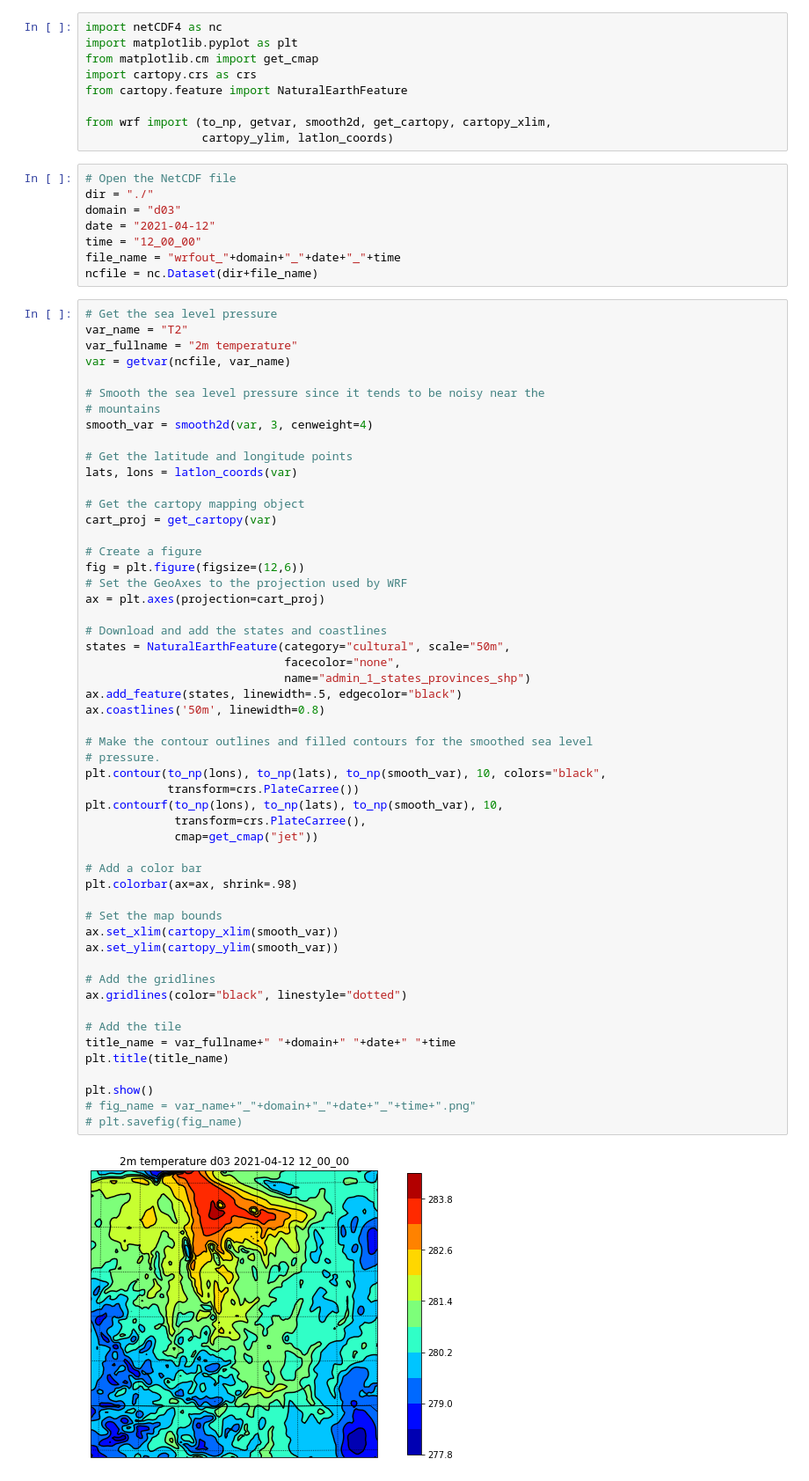
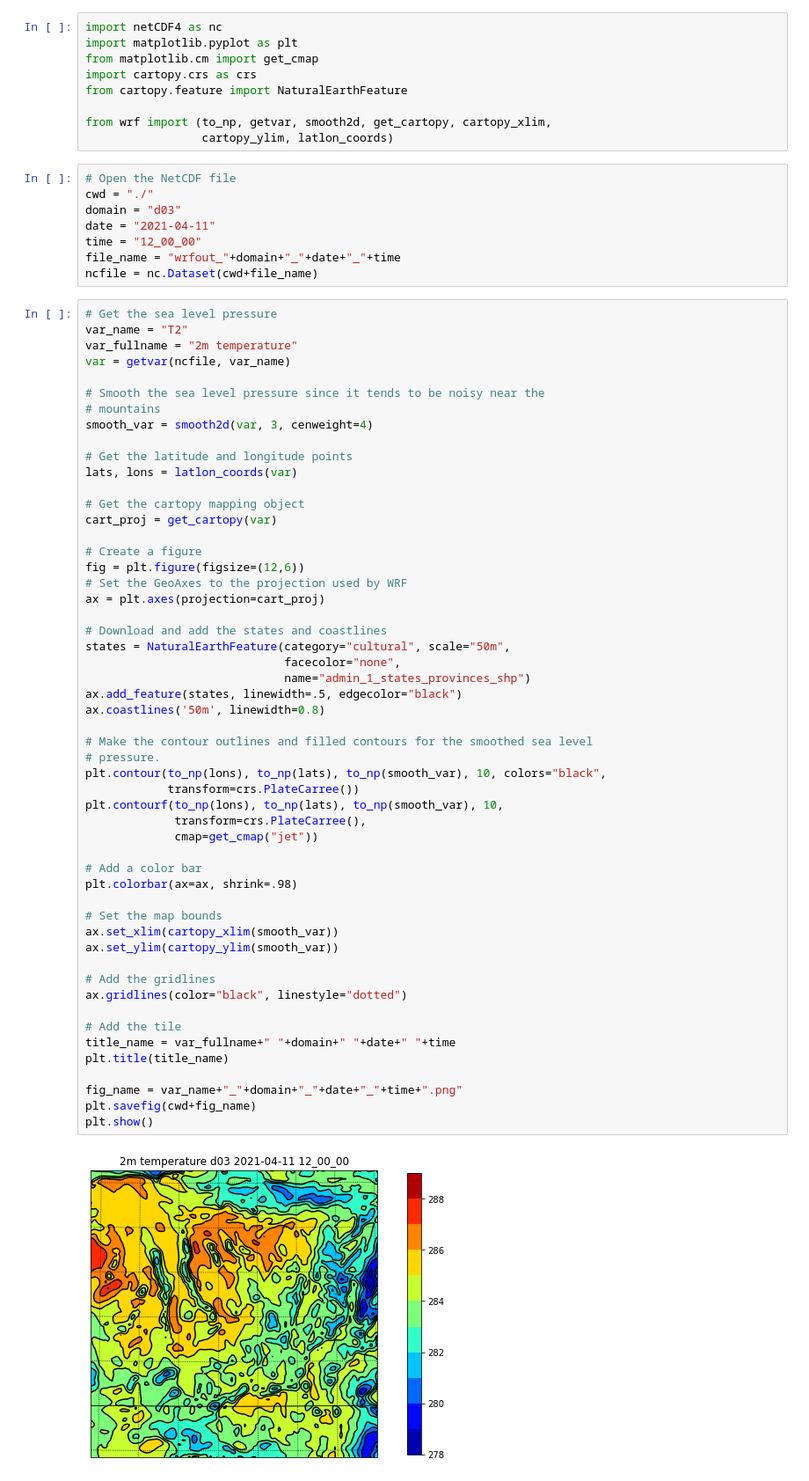
Before and after one commit to boyuan276/numerical_weather, a Jupyter notebook: tompkins-3dv2/plot2d.ipynb, the cells around one changed output. Shown: that part at 88% size. Saved outputs shown, nothing was run; the diff lists cells and outputs as text.

Commit message:
add some preliminary figures

```diff
--- a/tompkins-3dv2/plot2d.ipynb
+++ b/tompkins-3dv2/plot2d.ipynb
@@ -9,12 +9,12 @@ from wrf import (to_np, getvar, smooth2d, get_cartopy, cartopy_xlim,
                  cartopy_ylim, latlon_coords)
 # %%
 # Open the NetCDF file
-dir = "./"
+cwd = "./"
 domain = "d03"
-date = "2021-04-12"
+date = "2021-04-11"
 time = "12_00_00"
 file_name = "wrfout_"+domain+"_"+date+"_"+time
-ncfile = nc.Dataset(dir+file_name)
+ncfile = nc.Dataset(cwd+file_name)
 # %%
 # Get the sea level pressure
 var_name = "T2"
@@ -40,33 +40,33 @@ ax = plt.axes(projection=cart_proj)
 states = NaturalEarthFeature(category="cultural", scale="50m",
                              facecolor="none",
                              name="admin_1_states_provinces_shp")
 ax.add_feature(states, linewidth=.5, edgecolor="black")
 ax.coastlines('50m', linewidth=0.8)
 
 # Make the contour outlines and filled contours for the smoothed sea level
 # pressure.
 plt.contour(to_np(lons), to_np(lats), to_np(smooth_var), 10, colors="black",
             transform=crs.PlateCarree())
 plt.contourf(to_np(lons), to_np(lats), to_np(smooth_var), 10,
              transform=crs.PlateCarree(),
              cmap=get_cmap("jet"))
 
 # Add a color bar
 plt.colorbar(ax=ax, shrink=.98)
 
 # Set the map bounds
 ax.set_xlim(cartopy_xlim(smooth_var))
 ax.set_ylim(cartopy_ylim(smooth_var))
 
 # Add the gridlines
 ax.gridlines(color="black", linestyle="dotted")
 
 # Add the tile
 title_name = var_fullname+" "+domain+" "+date+" "+time
 plt.title(title_name)
 
+fig_name = var_name+"_"+domain+"_"+date+"_"+time+".png"
+plt.savefig(cwd+fig_name)
 plt.show()
-# fig_name = var_name+"_"+domain+"_"+date+"_"+time+".png"
-# plt.savefig(fig_name)
 # %% [output]
-[figure, old version]
+[figure, new version]
```
Also changed, not shown: 14 other files.
